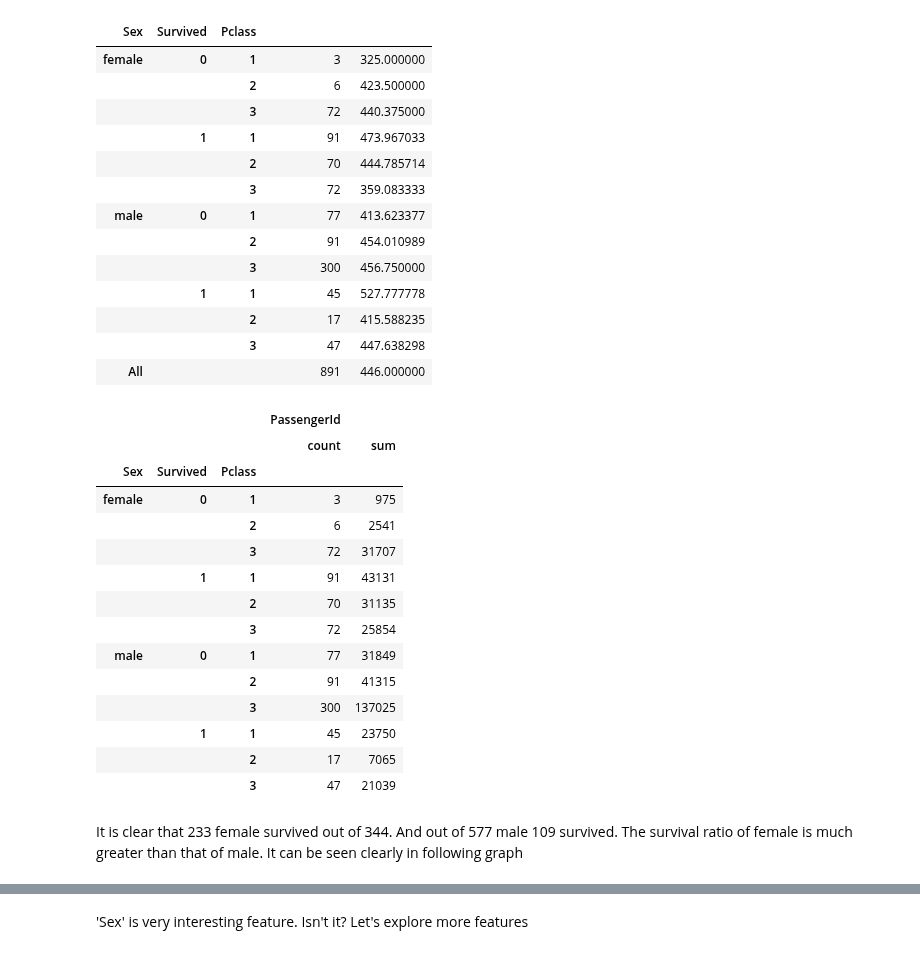
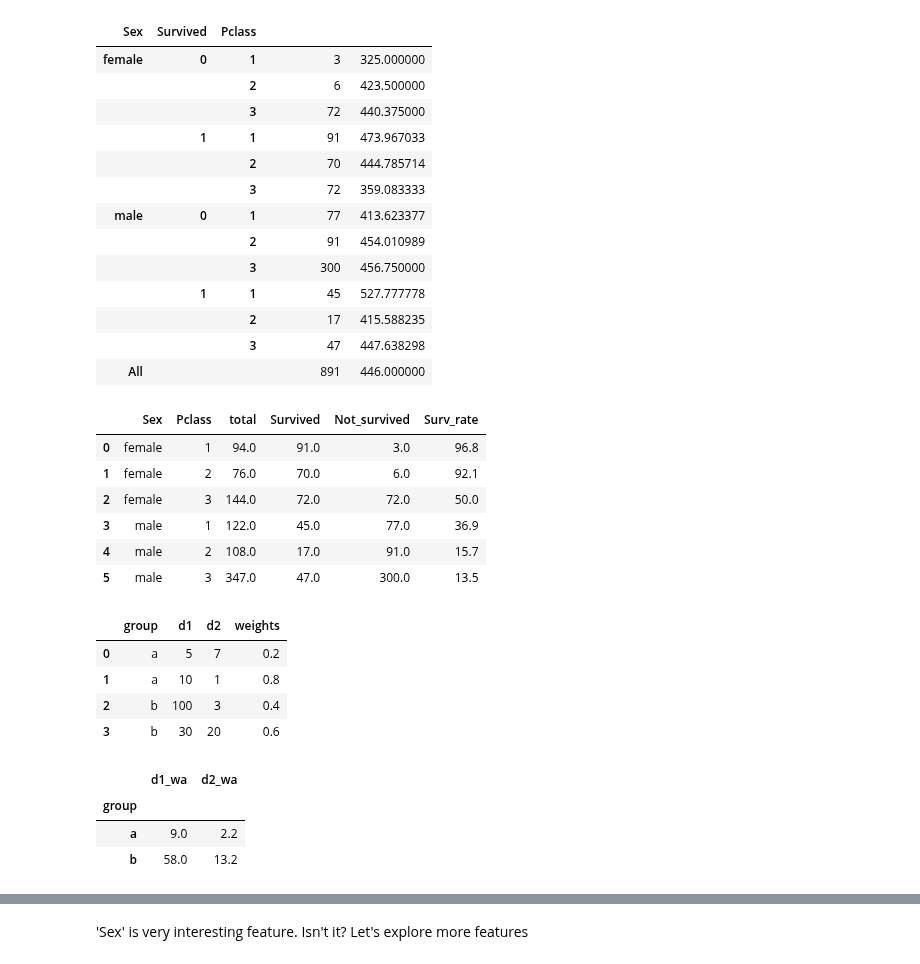
Before and after one commit to IgorBeHolder/Netology, a Jupyter notebook: Titanic.ipynb, the cells around one changed output, grey strips where cells are left out. Saved outputs shown, nothing was run; the diff lists cells and outputs as text; code cells hidden in the pictures.

```diff
--- a/Titanic.ipynb
+++ b/Titanic.ipynb
@@ -287,0 +444,2 @@ Unfortunately, she didn't survive the sinking.
+# %%
+df.Embarked = df.Embarked.fillna('C') # fill the Embarked to train dataframe
@@ -287,0 +469,12 @@ Unfortunately, she didn't survive the sinking.
+# %%
+def fill_cabin(row):
+    '''
+    Add cabin to missing values
+    '''
+    if pd.isna(row['Cabin']):
+        return 0
+    else:
+        return 1
+# %%
+df.Cabin = df.apply(fill_cabin, axis=1) # fill the Cabin to train dataframe
+df_test.Cabin = df_test.apply(fill_cabin, axis=1) # fill the Cabin to test dataframe
@@ -453,25 +567,49 @@ train_data.iloc[:,[1,2,4,0]].pivot_table( train_data.iloc[:,[1,2,4,0]], index= [
 |  |  | 2 | 17 | 415.588235 |
 |  |  | 3 | 47 | 447.638298 |
 | All |  |  | 891 | 446.000000 |
-# %%
-train_data.iloc[:,[1,2,4,0]].groupby(['Sex', 'Survived','Pclass']).agg({'PassengerId':('count','sum')}).style.bar(align='mid', color='coral')
-# %% [output]
-|  |  |  | PassengerId |  |
-|  |  |  | count | sum |
-| Sex | Survived | Pclass |  |  |
-| female | 0 | 1 | 3 | 975 |
-|  |  | 2 | 6 | 2541 |
-|  |  | 3 | 72 | 31707 |
-|  | 1 | 1 | 91 | 43131 |
-|  |  | 2 | 70 | 31135 |
-|  |  | 3 | 72 | 25854 |
-| male | 0 | 1 | 77 | 31849 |
-|  |  | 2 | 91 | 41315 |
-|  |  | 3 | 300 | 137025 |
-|  | 1 | 1 | 45 | 23750 |
-|  |  | 2 | 17 | 7065 |
-|  |  | 3 | 47 | 21039 |
-# %% [markdown]
-It is clear that 233 female survived out of 344. And out of 577 male 109 survived. The survival ratio of female is much greater than that of male. It can be seen clearly in following graph
+# %%
+def percent(data):
+    d = {}
+    d['total'] = data['PassengerId'].count()
+    d['Survived'] = (data['Survived'] == 1).sum()
+    d['Not_survived'] = (data['Survived'] == 0).sum()
+    d['Surv_rate'] = round(d['Survived']/d['total']*100,1)
+    return pd.Series(d)
+
+df.groupby(['Sex', 'Pclass'])[['Sex', 'Pclass','Survived','PassengerId']].apply(percent).reset_index()
+# %% [output]
+|  | Sex | Pclass | total | Survived | Not_survived | Surv_rate |
+| 0 | female | 1 | 94.0 | 91.0 | 3.0 | 96.8 |
+| 1 | female | 2 | 76.0 | 70.0 | 6.0 | 92.1 |
+| 2 | female | 3 | 144.0 | 72.0 | 72.0 | 50.0 |
+| 3 | male | 1 | 122.0 | 45.0 | 77.0 | 36.9 |
+| 4 | male | 2 | 108.0 | 17.0 | 91.0 | 15.7 |
+| 5 | male | 3 | 347.0 | 47.0 | 300.0 | 13.5 |
+# %%
+df = pd.DataFrame({'group':['a','a','b','b'],
+                   'd1':[5,10,100,30],
+                   'd2':[7,1,3,20],
+                   'weights':[.2,.8, .4, .6]},
+                 columns=['group', 'd1', 'd2', 'weights'])
+df
+# %% [output]
+|  | group | d1 | d2 | weights |
+| 0 | a | 5 | 7 | 0.2 |
+| 1 | a | 10 | 1 | 0.8 |
+| 2 | b | 100 | 3 | 0.4 |
+| 3 | b | 30 | 20 | 0.6 |
+# %%
+def weighted_average(data):
+    d = {}
+    d['d1_wa'] = np.average(data['d1'], weights=data['weights'])
+    d['d2_wa'] = np.average(data['d2'], weights=data['weights'])
+    return pd.Series(d)
+
+df.groupby('group').apply(weighted_average)
+# %% [output]
+|  | d1_wa | d2_wa |
+| group |  |  |
+| a | 9.0 | 2.2 |
+| b | 58.0 | 13.2 |
 # %%
 train_data[['Sex','Survived']].groupby(['Sex']).mean().plot.bar()
```
Also changed, not shown: parts of 83 cells of this notebook, 1 other file.
